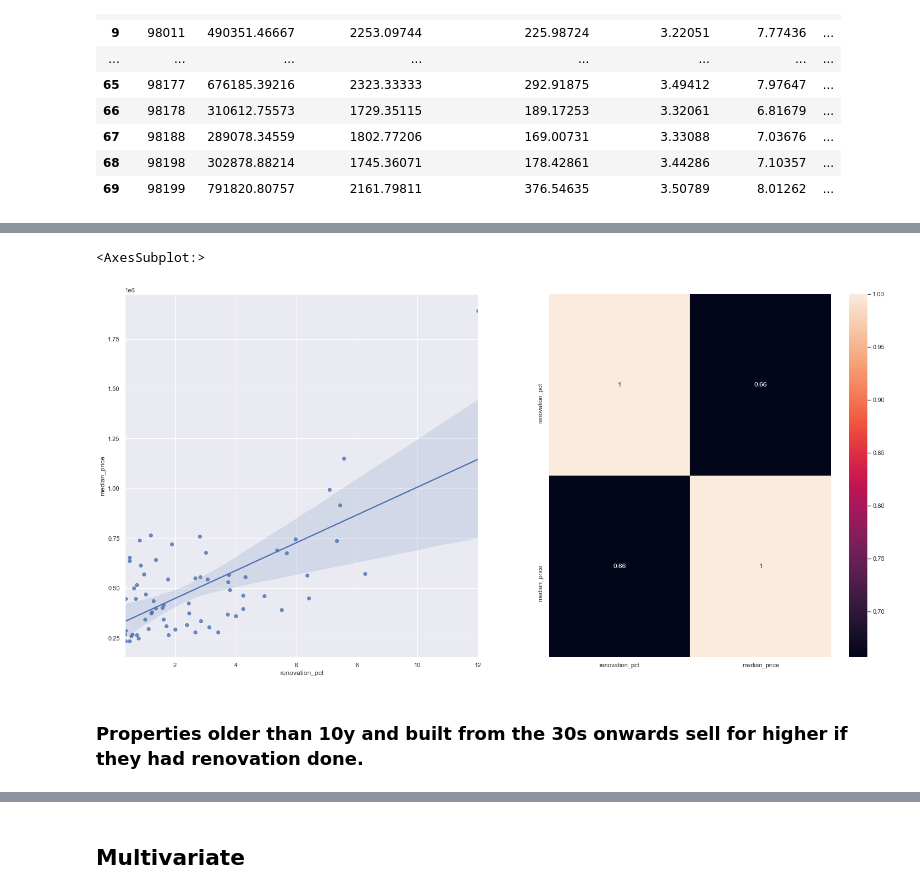
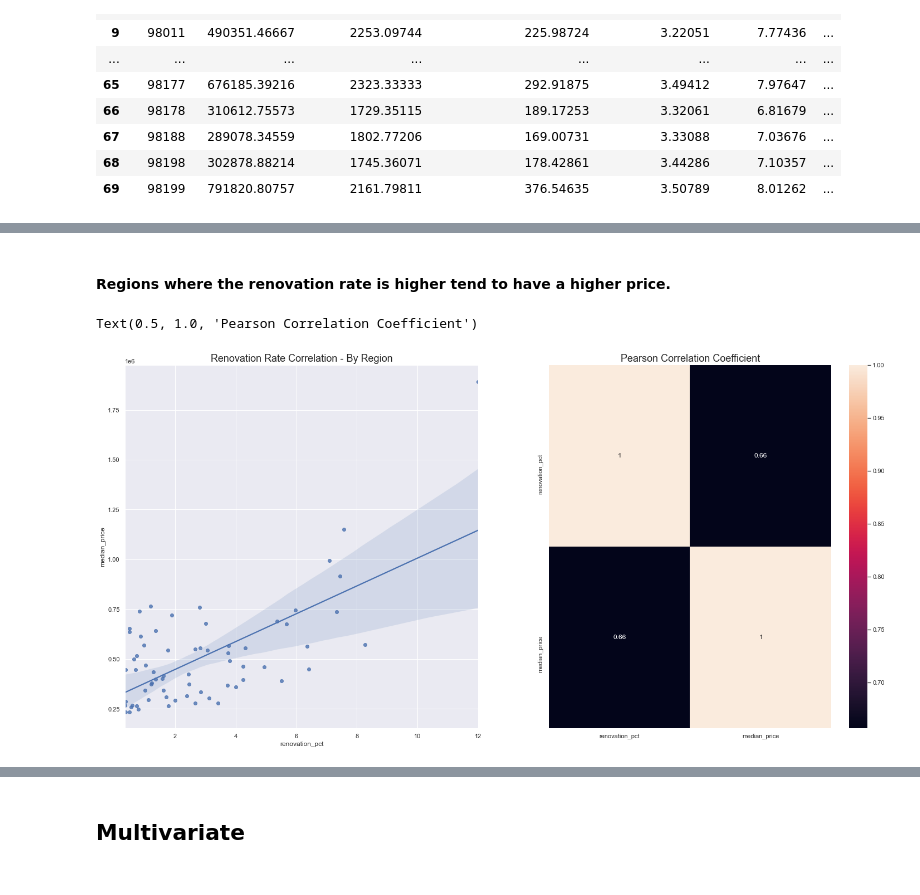
Before and after one commit to fusaa/house-dashboard, a Jupyter notebook: 0 - king county.ipynb, the cells around one changed output, grey strips where cells are left out. Cells and saved outputs as stored; diff of their text form; code cells hidden in the pictures.

```diff
--- a/0 - king county.ipynb
+++ b/0 - king county.ipynb
@@ -630,15 +638,16 @@ sns.barplot(y = 'difference_pct', x = yr_renovated_comparison.index, data = yr_r
+# %% [markdown]
+#### Regions where the renovation rate is higher tend to have a higher price.
 # %%
 # Regions where the renovation rate is higher tend to have a higher price.
 # zipcode_avg_price[['zipcode','renovation_pct','median_price']]
 plt.subplot(1,2,1)
 sns.regplot(x = 'renovation_pct', y = 'median_price', data =zipcode_avg_price )
+plt.title('Renovation Rate Correlation - By Region', fontsize = 18)
 plt.subplot(1,2,2)
 aux_corr = zipcode_avg_price[['renovation_pct','median_price']]
 sns.heatmap(aux_corr.corr(method = 'pearson'), annot = True)
-
+plt.title('Pearson Correlation Coefficient', fontsize = 18)
 # Calculating the median price for each specific zipcode and comparing the renovation-rate(which takes in account the percentage of properties transactioned in the period that had been renovated) it is safe to assume that a neighbourhood that has higher renovation rates will have higher prices. The correlation result of 0.66 clearly shows that. Hypothesis accepted.
 # %% [output]
-<AxesSubplot:>
+Text(0.5, 1.0, 'Pearson Correlation Coefficient')
-[figure, old version]
+[figure, new version]
-# %% [markdown]
-### Properties older than 10y and built from the 30s onwards sell for higher if they had renovation done.
```
Also changed, not shown: parts of 14 cells of this notebook.
